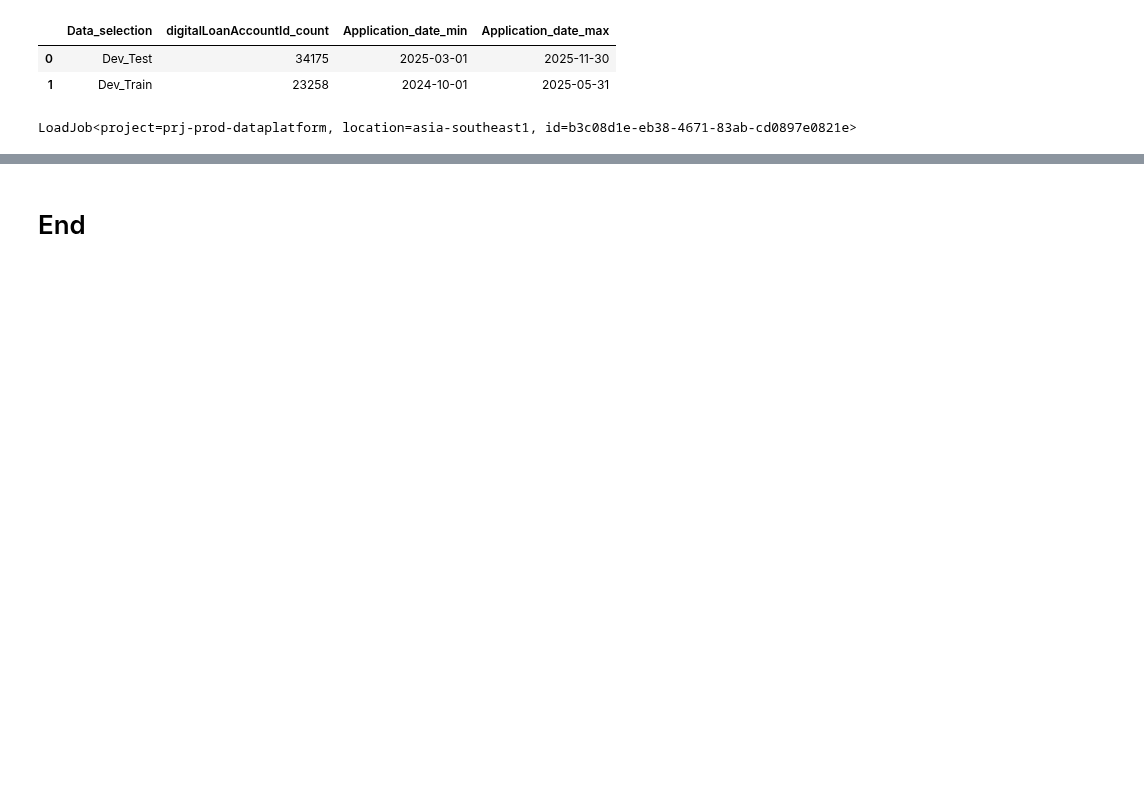
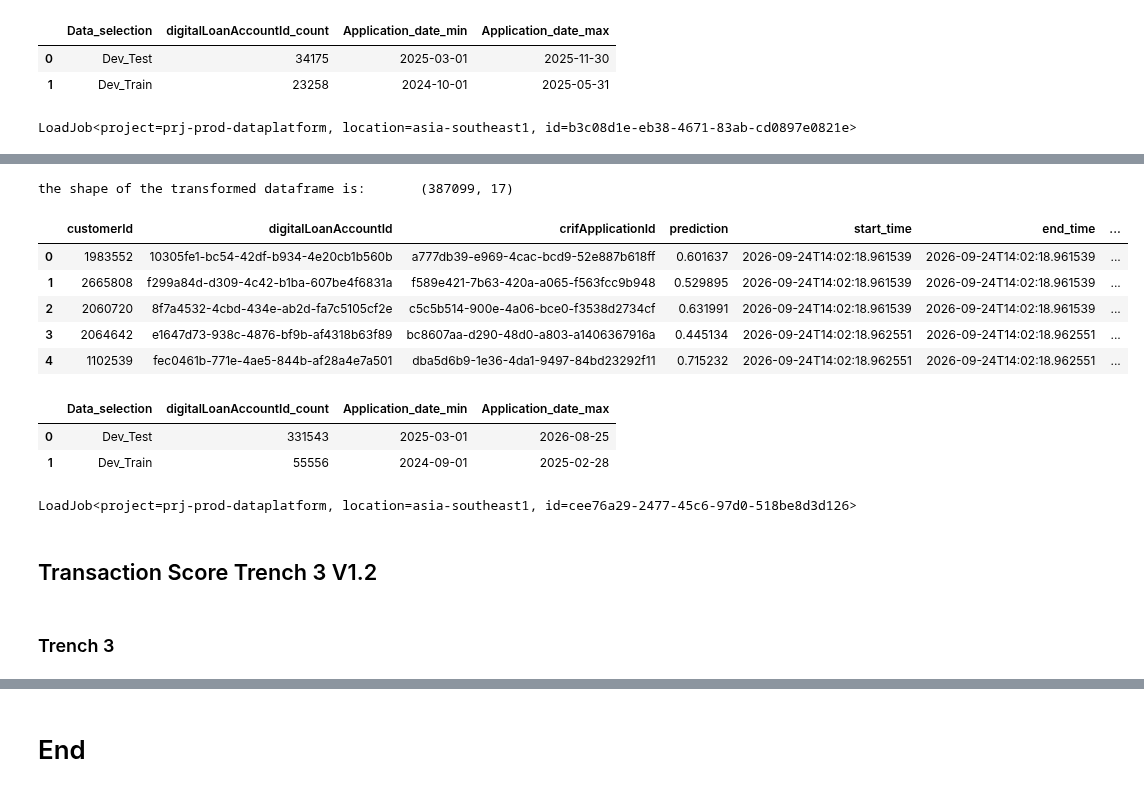
Before and after one commit to dchakroborti-tonik/Gini_Monitoring, a Jupyter notebook: PSI_Training_Data_Preparation/psi_training_psi_application.ipynb, the cells around one changed output, grey strips where cells are left out. Drawn from its saved outputs; the diff is of its cells as text; code cells hidden in the pictures; blank space fills up the shorter version.

Commit message:
transaction_score for v1.2 added

```diff
--- a/PSI_Training_Data_Preparation/psi_training_psi_application.ipynb
+++ b/PSI_Training_Data_Preparation/psi_training_psi_application.ipynb
@@ -5492,0 +5650,47 @@ LoadJob<project=prj-prod-dataplatform, location=asia-southeast1, id=b3c08d1e-eb3
+# %%
+feature_column = ['tx_c_transaction_score_t2',
+       'tx_meng_ql_calculator_tot_visit_cnt',
+       'tx_first_product_user_segment_WOE',
+       'tx_first_applied_loan_type_bin_WOE', 'tx_cnt_rejected_loans',
+       'tx_appsflyer_install_to_registration_minutes',
+       'first_applied_loan_amount', 'tx_deposit_accnt_cnt',
+       'tx_cnt_cash_in_total', 'tx_cnt_incomplete_loan_apps',
+       'tx_amt_cash_in_total', 'tx_last_applied_loan_tenor_bin_WOE']
+
+dfd = transform_data_v1_2(data, feature_column, a='tx_c_transaction_score_t2', modelDisplayName='Transaction_Score_Cash_Model', tc='Trench 2', subscription_name = 'Transaction Cash v1.2')
+print(f"the shape of the transformed dataframe is:\t {dfd.shape}")
+dfd.head()
+# %% [output]
+the shape of the transformed dataframe is:       (387099, 17)
+|  | customerId | digitalLoanAccountId | crifApplicationId | prediction | start_time | end_time | ... |
+| 0 | 1983552 | 10305fe1-bc54-42df-b934-4e20cb1b560b | a777db39-e969-4cac-bcd9-52e887b618ff | 0.601637 | 2026-09-24T14:02:18.961539 | 2026-09-24T14:02:18.961539 | ... |
+| 1 | 2665808 | f299a84d-d309-4c42-b1ba-607be4f6831a | f589e421-7b63-420a-a065-f563fcc9b948 | 0.529895 | 2026-09-24T14:02:18.961539 | 2026-09-24T14:02:18.961539 | ... |
+| 2 | 2060720 | 8f7a4532-4cbd-434e-ab2d-fa7c5105cf2e | c5c5b514-900e-4a06-bce0-f3538d2734cf | 0.631991 | 2026-09-24T14:02:18.961539 | 2026-09-24T14:02:18.961539 | ... |
+| 3 | 2064642 | e1647d73-938c-4876-bf9b-af4318b63f89 | bc8607aa-d290-48d0-a803-a1406367916a | 0.445134 | 2026-09-24T14:02:18.962551 | 2026-09-24T14:02:18.962551 | ... |
+| 4 | 1102539 | fec0461b-771e-4ae5-844b-af28a4e7a501 | dba5d6b9-1e36-4da1-9497-84bd23292f11 | 0.715232 | 2026-09-24T14:02:18.962551 | 2026-09-24T14:02:18.962551 | ... |
+# %%
+result = dfd.groupby('Data_selection').agg(
+    digitalLoanAccountId_count=('digitalLoanAccountId', 'count'),
+    Application_date_min=('Application_date', 'min'),
+    Application_date_max=('Application_date', 'max')
+).reset_index()
+
+result
+# %% [output]
+|  | Data_selection | digitalLoanAccountId_count | Application_date_min | Application_date_max |
+| 0 | Dev_Test | 331543 | 2025-03-01 | 2026-08-25 |
+| 1 | Dev_Train | 55556 | 2024-09-01 | 2025-02-28 |
+# %%
+# Upload to BigQuery
+# table_id = "prj-prod-dataplatform.dap_ds_poweruser_playground.ml_training_model_run_details_application"
+job_config = bigquery.LoadJobConfig(
+    write_disposition="WRITE_APPEND",  # or "WRITE_APPEND"
+)
+job = client.load_table_from_dataframe(dfd, table_id, job_config=job_config)
+job.result()
+# %% [output]
+LoadJob<project=prj-prod-dataplatform, location=asia-southeast1, id=cee76a29-2477-45c6-97d0-518be8d3d126>
+# %% [markdown]
+## Transaction Score Trench 3 V1.2
+# %% [markdown]
+### Trench 3
```
Also changed, not shown: parts of 27 cells of this notebook, 1 other file.
